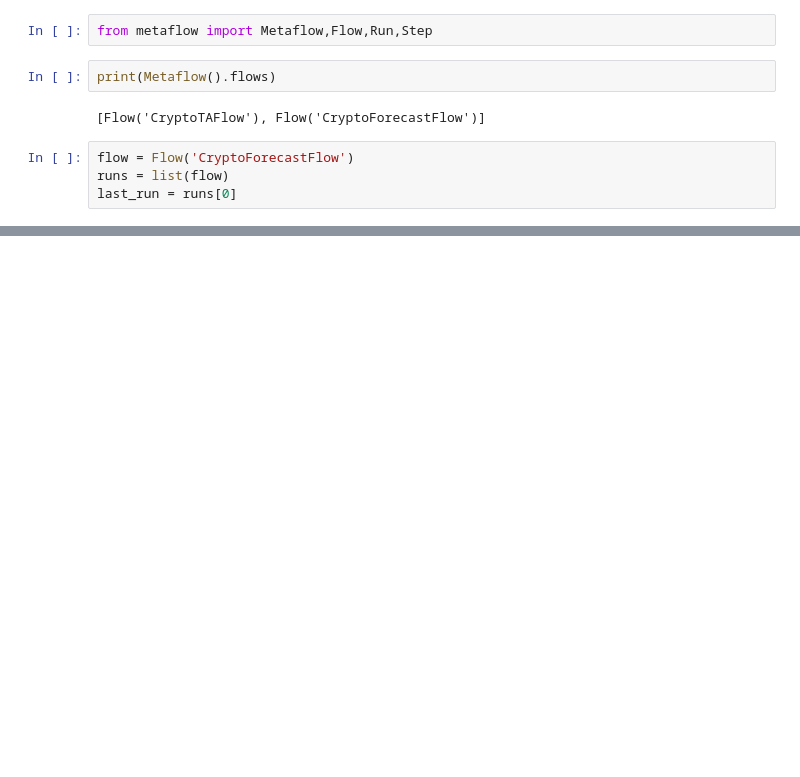
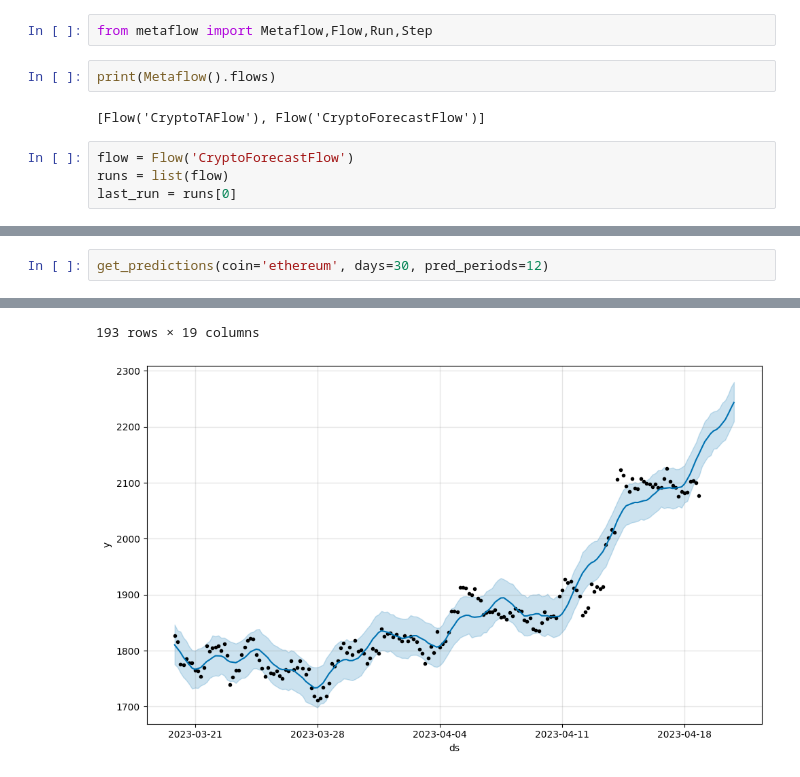
Before and after one commit to krishnajiraoh/my-crypto-world, a Jupyter notebook: forecast/Forecast.ipynb, the cells around one changed output, grey strips where cells are left out. Cells and saved outputs as stored; diff of their text form; blank space fills up the shorter version.

```diff
--- a/forecast/Forecast.ipynb
+++ b/forecast/Forecast.ipynb
@@ -51,0 +104,3 @@ str(d)
+# %%
+get_predictions(coin='ethereum', days=30, pred_periods=12)
+# %% [output]
@@ -51,0 +121,2 @@ str(d)
+193 rows × 19 columns
+[figure, added]
```
Also changed, not shown: parts of 13 cells of this notebook, 5 other files.
